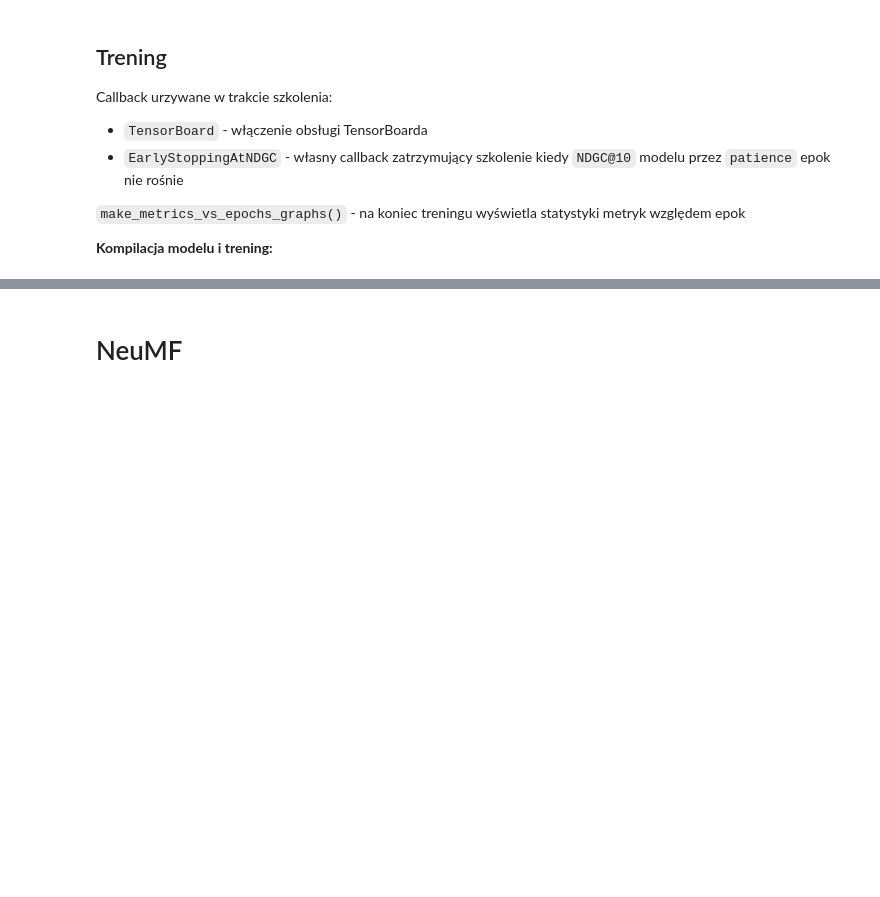
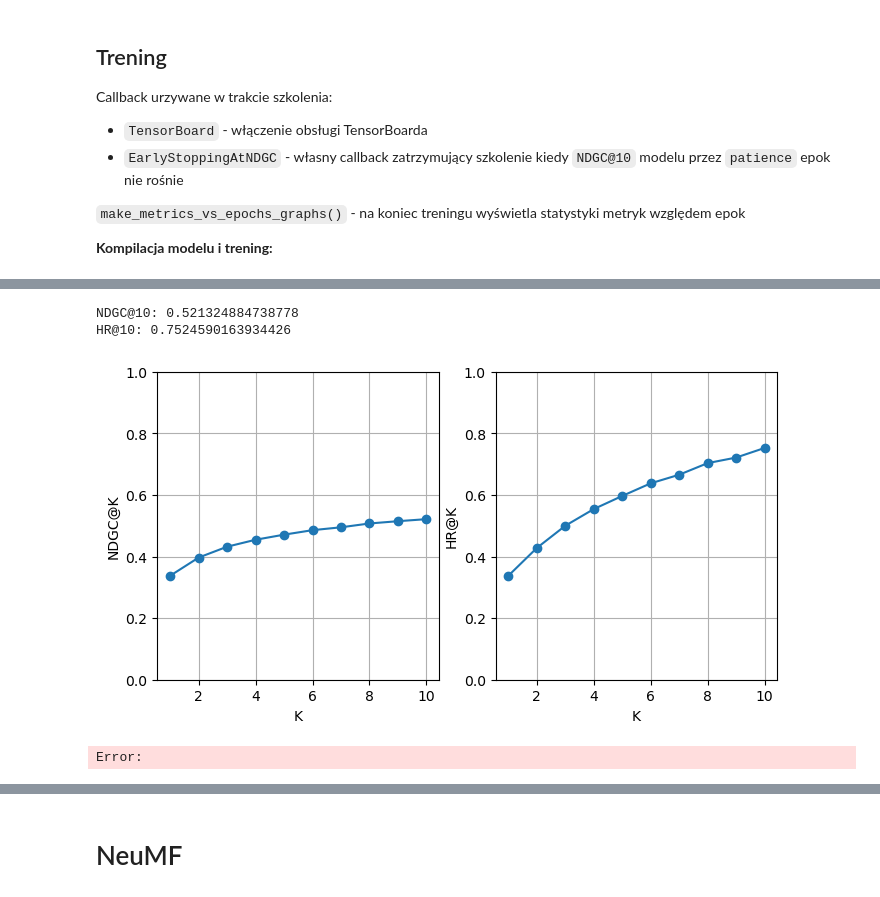
Before and after one commit to DawLip/Library, a Jupyter notebook: ML/train_model.ipynb, the cells around one changed output, grey strips where cells are left out. Saved outputs shown, nothing was run; the diff lists cells and outputs as text; code cells hidden in the pictures; blank space fills up the shorter version.

```diff
--- a/ML/train_model.ipynb
+++ b/ML/train_model.ipynb
@@ -113,0 +214,19 @@ Callback urzywane w trakcie szkolenia:
+# %%
+predictions = model.predict([test_data["user_id"].values, test_data["item_id"].values], batch_size=1024*8, verbose=0)
+test_data["predictions"] = predictions
+
+td2 = test_data.groupby(['user_id', 'item_id', 'predictions'], as_index=False)['interaction'].max()
+y_score = td2.pivot(index='user_id', columns='item_id', values='predictions').fillna(0).values
+valid_true = td2[['user_id', 'item_id', 'interaction']].pivot(index='user_id', columns='item_id', values='interaction').fillna(0).values
+
+ndcg_at_k = ndcg_score(valid_true, y_score, k=10)
+hr_at_k = calculate_hr_at_k(test_data, k=10)
+print(f"NDGC@10: {ndcg_at_k}")
+print(f"HR@10: {hr_at_k}")
+
+make_metrics_vs_k_graphs(test_data)
+# %% [output]
+NDGC@10: 0.521324884738778
+HR@10: 0.7524590163934426
+[figure, added]
+Error:
```
Also changed, not shown: parts of 9 cells of this notebook, 10 other files.
